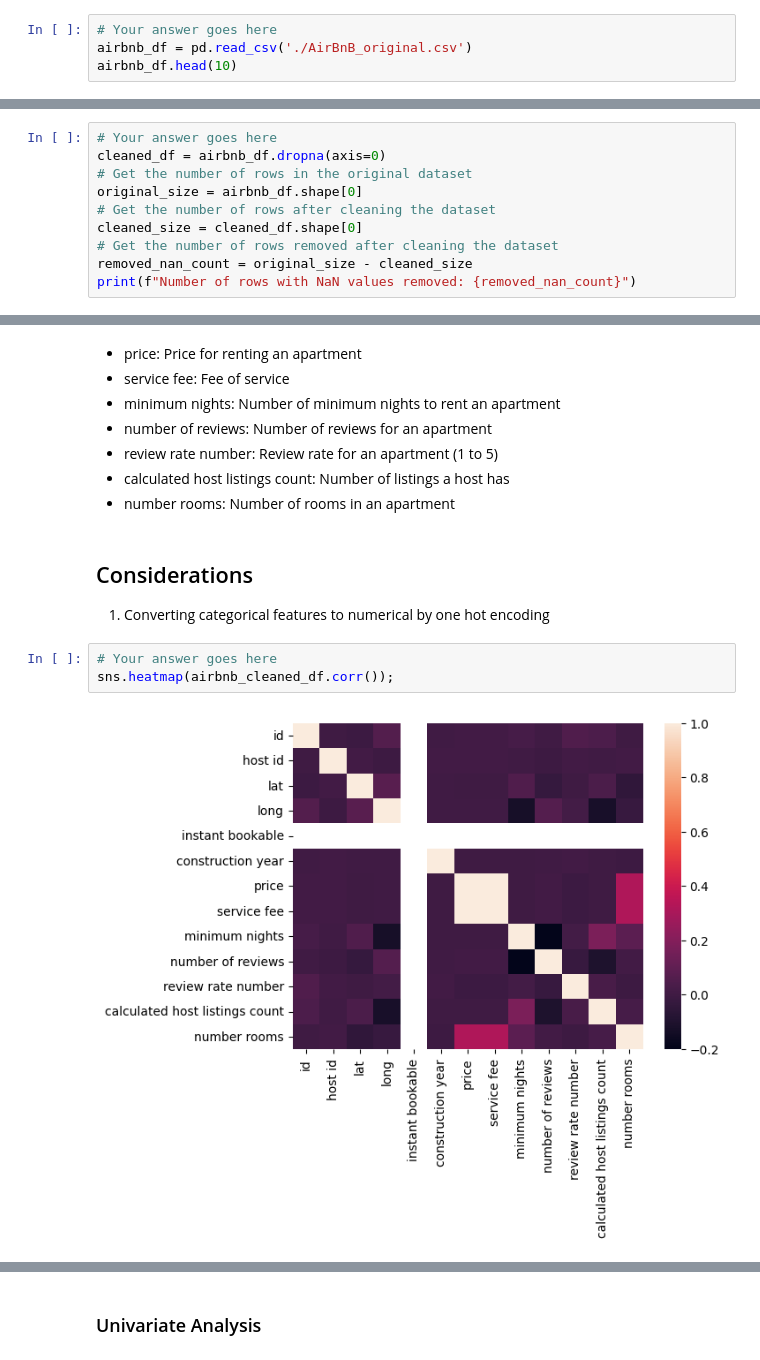
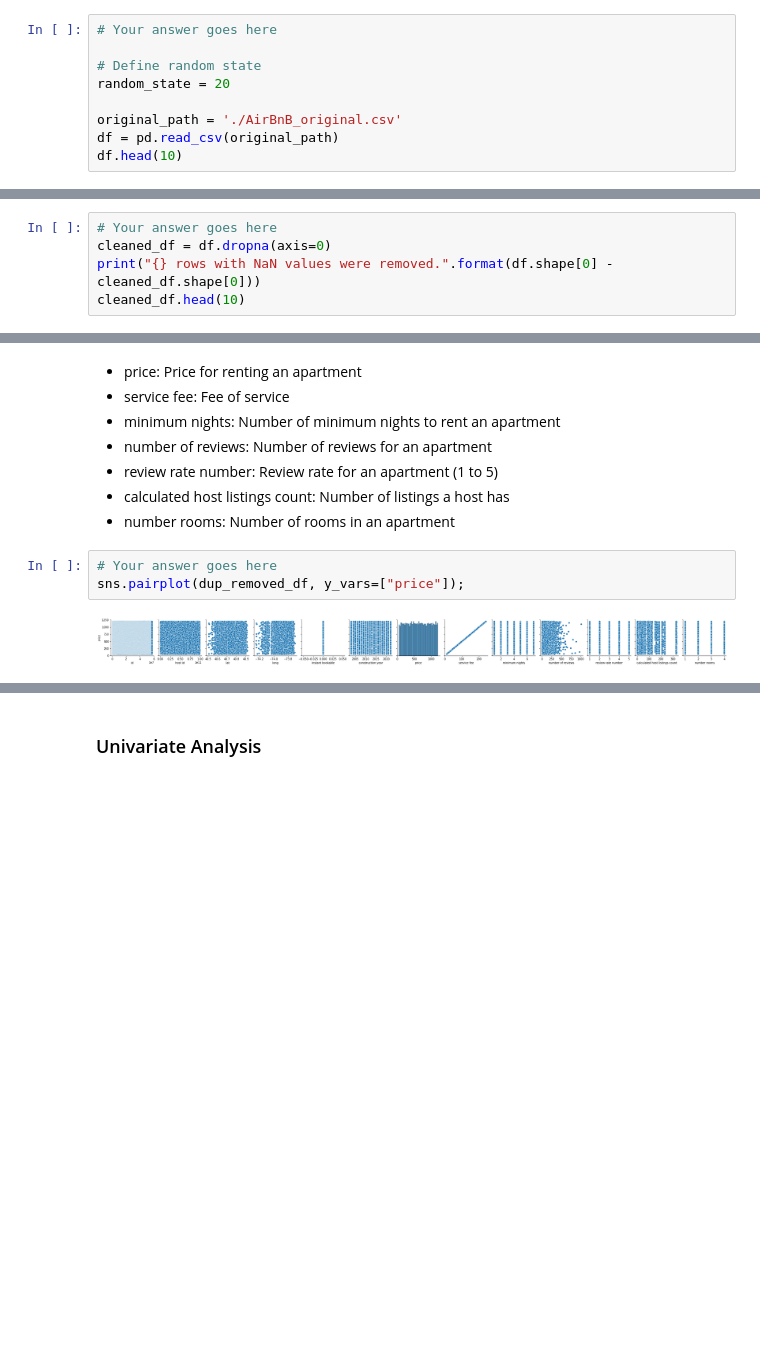
Before and after one commit to alpharmike/ids-assignment-1, a Jupyter notebook: assignment_1.ipynb, the cells around one changed output, grey strips where cells are left out. Drawn from its saved outputs; the diff is of its cells as text; blank space fills up the shorter version.

```diff
--- a/assignment_1.ipynb
+++ b/assignment_1.ipynb
@@ -49,8 +70,13 @@ As with every data set, you first want to know what you are dealing with. You pe
 Show a few data points contained in the data set. Include all attributes.
 # %%
 # Your answer goes here
-airbnb_df = pd.read_csv('./AirBnB_original.csv')
-airbnb_df.head(10)
+
+# Define random state
+random_state = 20
+
+original_path = './AirBnB_original.csv'
+df = pd.read_csv(original_path)
+df.head(10)
 # %% [output]
 |  | id | host id | neighborhood group | neighborhood | lat | long | country | country code | ... |
 | 0 | 1001254 | 80014485718 | Brooklyn | Kensington | 40.64749 | -73.97237 | United States | US | ... |
@@ -69,12 +99,7 @@ airbnb_df.head(10)
 First, you have to remove NaN entries across the data set such that we only keep rows without any NaN value. How many rows did you remove?
 # %%
 # Your answer goes here
-cleaned_df = airbnb_df.dropna(axis=0)
-# Get the number of rows in the original dataset
-original_size = airbnb_df.shape[0]
-# Get the number of rows after cleaning the dataset
-cleaned_size = cleaned_df.shape[0]
-# Get the number of rows removed after cleaning the dataset
-removed_nan_count = original_size - cleaned_size
-print(f"Number of rows with NaN values removed: {removed_nan_count}")
+cleaned_df = df.dropna(axis=0)
+print("{} rows with NaN values were removed.".format(df.shape[0] - cleaned_df.shape[0]))
+cleaned_df.head(10)
 # %% [output]
@@ -160,11 +177,8 @@ Since you have an overview of the prices and their distribution, you want to inv
 - review rate number:  Review rate for an apartment (1 to 5)
 - calculated host listings count: Number of listings a host has
 - number rooms: Number of rooms in an apartment
-# %% [markdown]
-## Considerations
-1. Converting categorical features to numerical by one hot encoding
 # %%
 # Your answer goes here
-sns.heatmap(airbnb_cleaned_df.corr());
+sns.pairplot(dup_removed_df, y_vars=["price"]);
 # %% [output]
-[figure, old version]
+[figure, new version]
```
Also changed, not shown: parts of 66 cells of this notebook.
